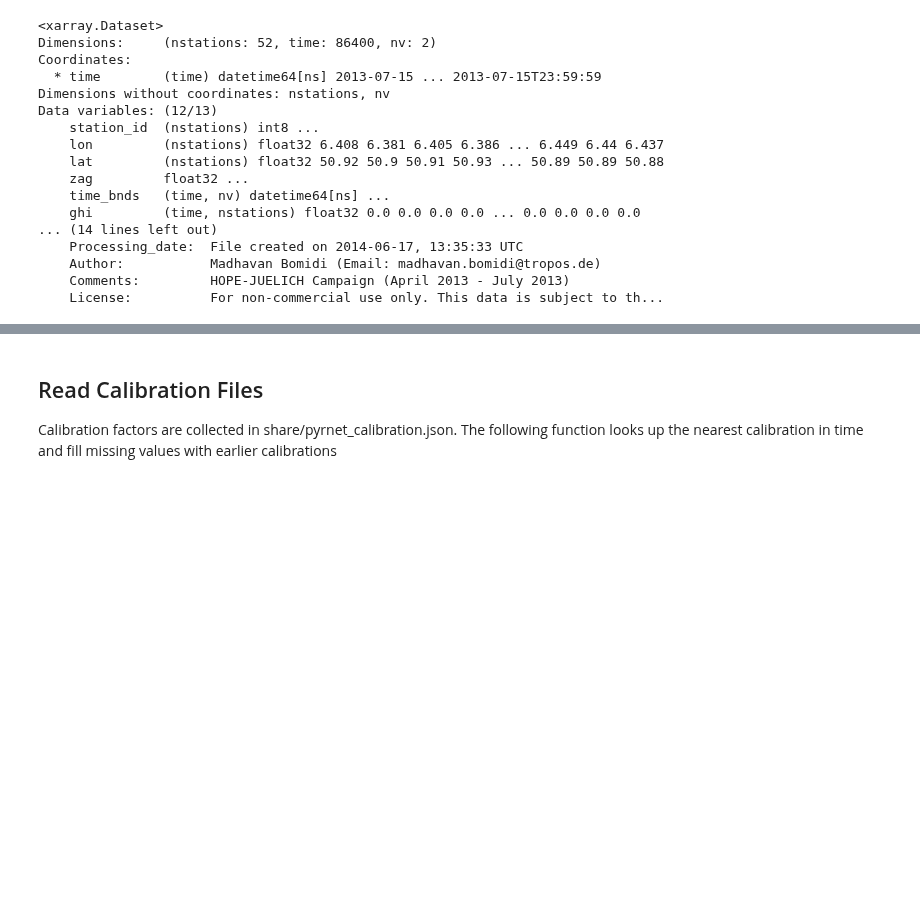
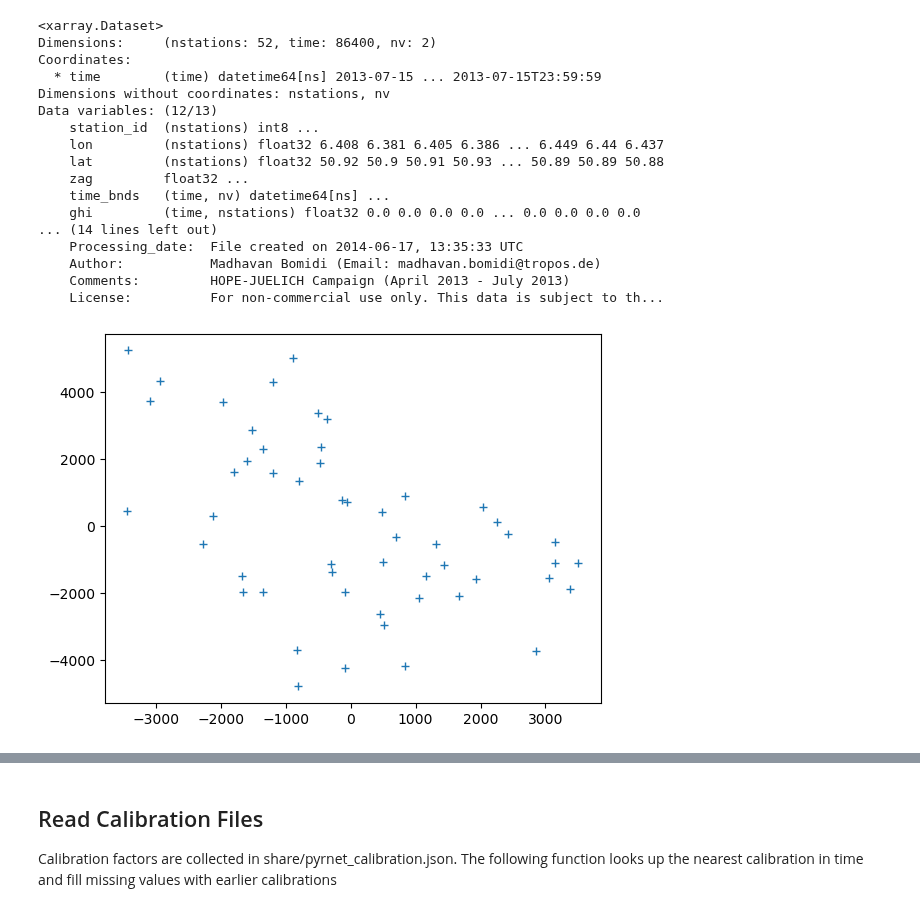
Before and after one commit to tropos-car/tropos-pyrnet, a Jupyter notebook: docs/source/nbs/pyrnet.ipynb, the cells around one changed output, grey strips where cells are left out. Saved outputs shown, nothing was run; the diff lists cells and outputs as text; code cells hidden in the pictures; blank space fills up the shorter version.

```diff
--- a/docs/source/nbs/pyrnet.ipynb
+++ b/docs/source/nbs/pyrnet.ipynb
@@ -569,10 +570,12 @@ Data variables: (12/13)
     License:          For non-commercial use only. This data is subject to th...
 # %%
 # plot pyranometer locations
-tstart = int(10.5*3600)
-tstop  = tstart+2*3600
-tslice = slice(tstart,tstop)
-
-plt.figure()
-p = plt.plot(pyr.x.data,pyr.y.data,'+')
+# tstart = int(10.5*3600)
+# tstop  = tstart+2*3600
+# tslice = slice(tstart,tstop)
+#
+# plt.figure()
+# p = plt.plot(pyr.x.data,pyr.y.data,'+')
+# %% [output]
+[figure, added]
 # %%
```
Also changed, not shown: parts of 18 cells of this notebook, 3 other files.
